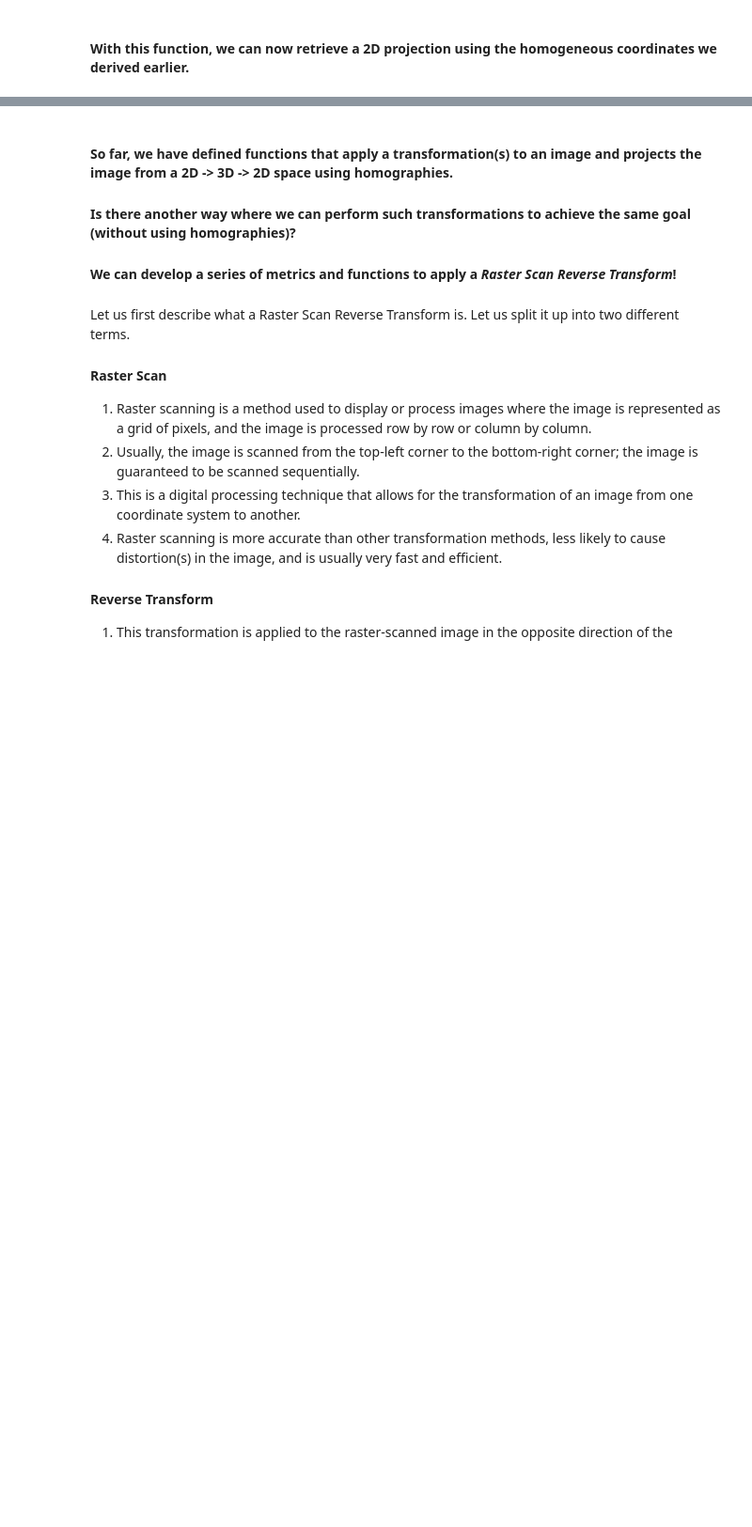
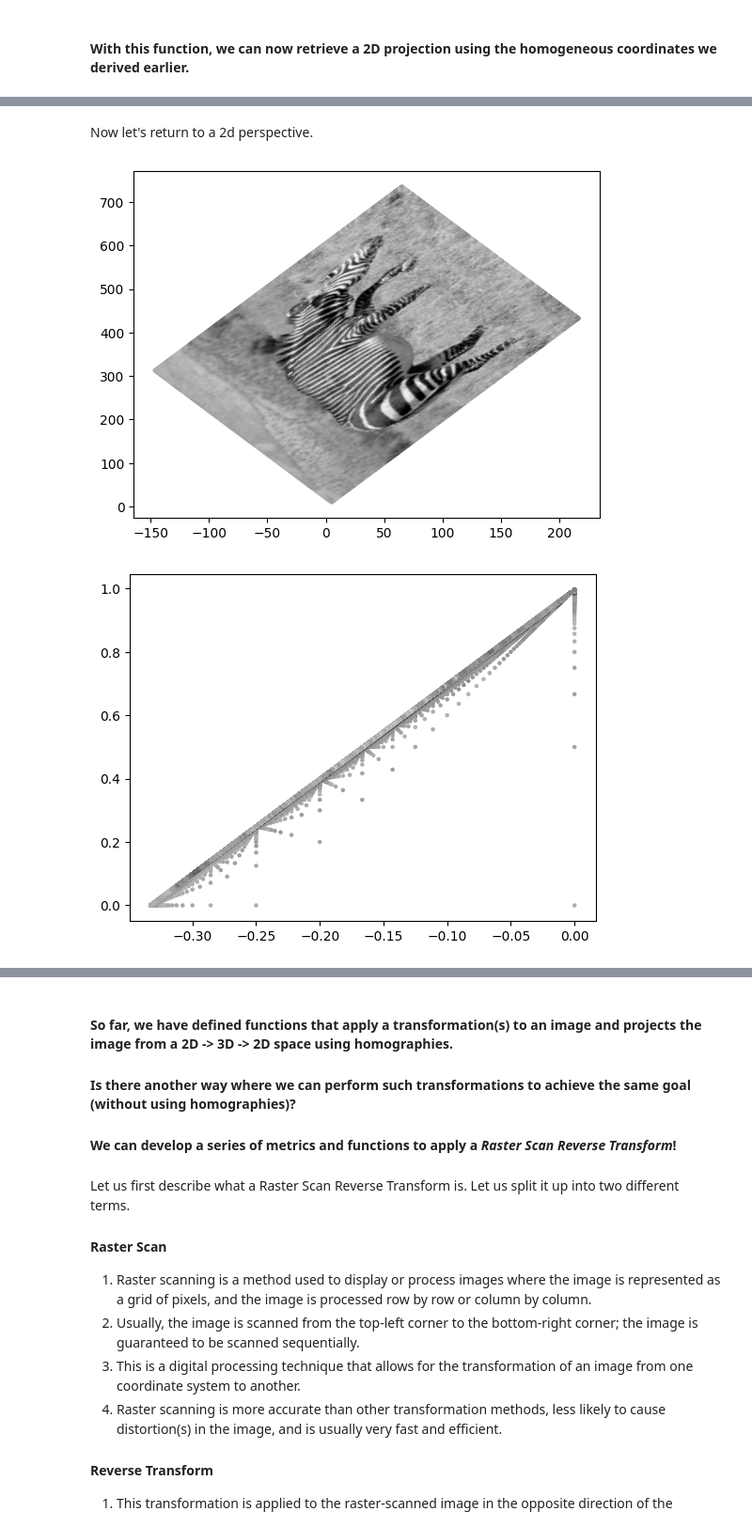
Before and after one commit to JoshuaG-K/transformation-visualization-tool, a Jupyter notebook: transformations.ipynb, the cells around one changed output, grey strips where cells are left out. Shown at 94% size. Drawn from its saved outputs; the diff is of its cells as text; code cells hidden in the pictures; blank space fills up the shorter version.

```diff
--- a/transformations.ipynb
+++ b/transformations.ipynb
@@ -515,6 +527,7 @@ def plot_image_2D(img_coordinates, img_color):
     '''
         This function plots an image into a 2D plane.
         This function depends on deriving the new image coordinates (after applying the homography coordinates to the image).
+        It ignores the z-coordinate.
 
         Params: img_coordinates (the image coordinates including the homography coordinates at its end).
                 img_color (the color of the image that we desire).
@@ -584,0 +684,11 @@ def project_to_2D(homog_coord):
+# %% [markdown]
+Now let's return to a 2d perspective.
+# %%
+# Plot our images in a 2D plane, in the same order as before.
+plot_image_2D(img_affine_2D, img_color_map)
+plot_image_2D(img_homography_2D, img_color_map)
+plot_image_2D(img_transformed_2D, img_color_map)
+plot_image_2D(img_transformed2_2D, img_color_map)
+# %% [output]
+[figure, added]
+[figure, added]
```
Also changed, not shown: parts of 32 cells of this notebook, 29 other files.
